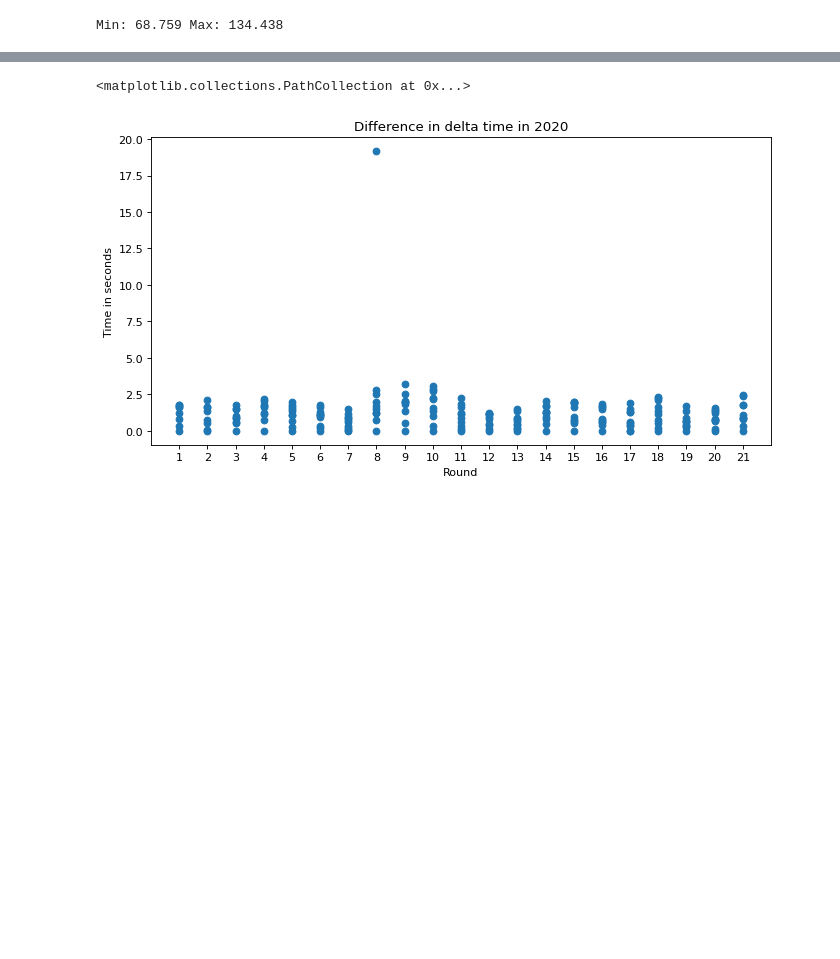
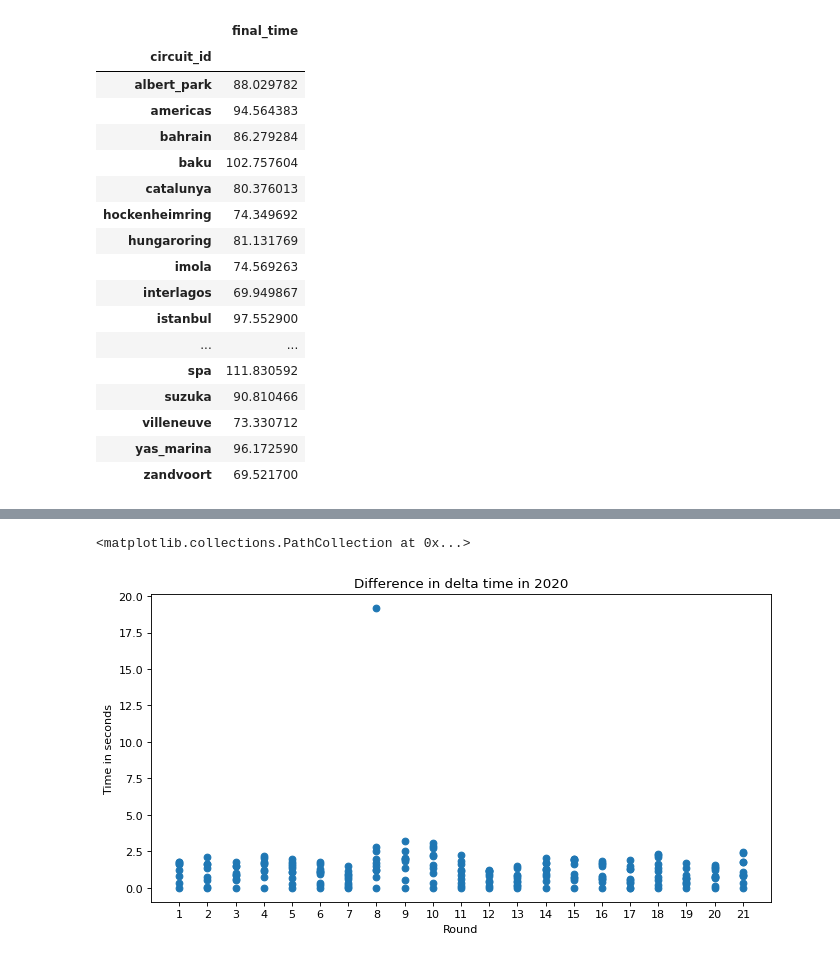
Before and after one commit to ollyjc99/f1-analytics, a Jupyter notebook: data analysis/qual-analysis.ipynb, the cells around one changed output, grey strips where cells are left out. Saved outputs shown, nothing was run; the diff lists cells and outputs as text; code cells hidden in the pictures; blank space fills up the shorter version.

```diff
--- a/data analysis/qual-analysis.ipynb
+++ b/data analysis/qual-analysis.ipynb
@@ -18,11 +18,32 @@ pd.options.mode.chained_assignment = None  # default='warn'
 # %%
 data = pd.read_csv(path+'data/qualifying.csv')
 merged = pd.read_csv(path+'data/merged.csv')
-# %%
-season = data.query('season == 2014')
-
-d = season['final_time'].describe()
-print(f"Min: { d['min'] } Max: {d['max']}")
-# %% [output]
-Min: 68.759 Max: 134.438
+# %%
+circuit_time = merged.groupby(
+    'circuit_id').agg(
+    {
+        'final_time': 'mean'
+    }
+)
+
+circuit_time
+# %% [output]
+|  | final_time |
+| circuit_id |  |
+| albert_park | 88.029782 |
+| americas | 94.564383 |
+| bahrain | 86.279284 |
+| baku | 102.757604 |
+| catalunya | 80.376013 |
+| hockenheimring | 74.349692 |
+| hungaroring | 81.131769 |
+| imola | 74.569263 |
+| interlagos | 69.949867 |
+| istanbul | 97.552900 |
+| ... | ... |
+| spa | 111.830592 |
+| suzuka | 90.810466 |
+| villeneuve | 73.330712 |
+| yas_marina | 96.172590 |
+| zandvoort | 69.521700 |
 # %%
```
Also changed, not shown: parts of 3 cells of this notebook.
